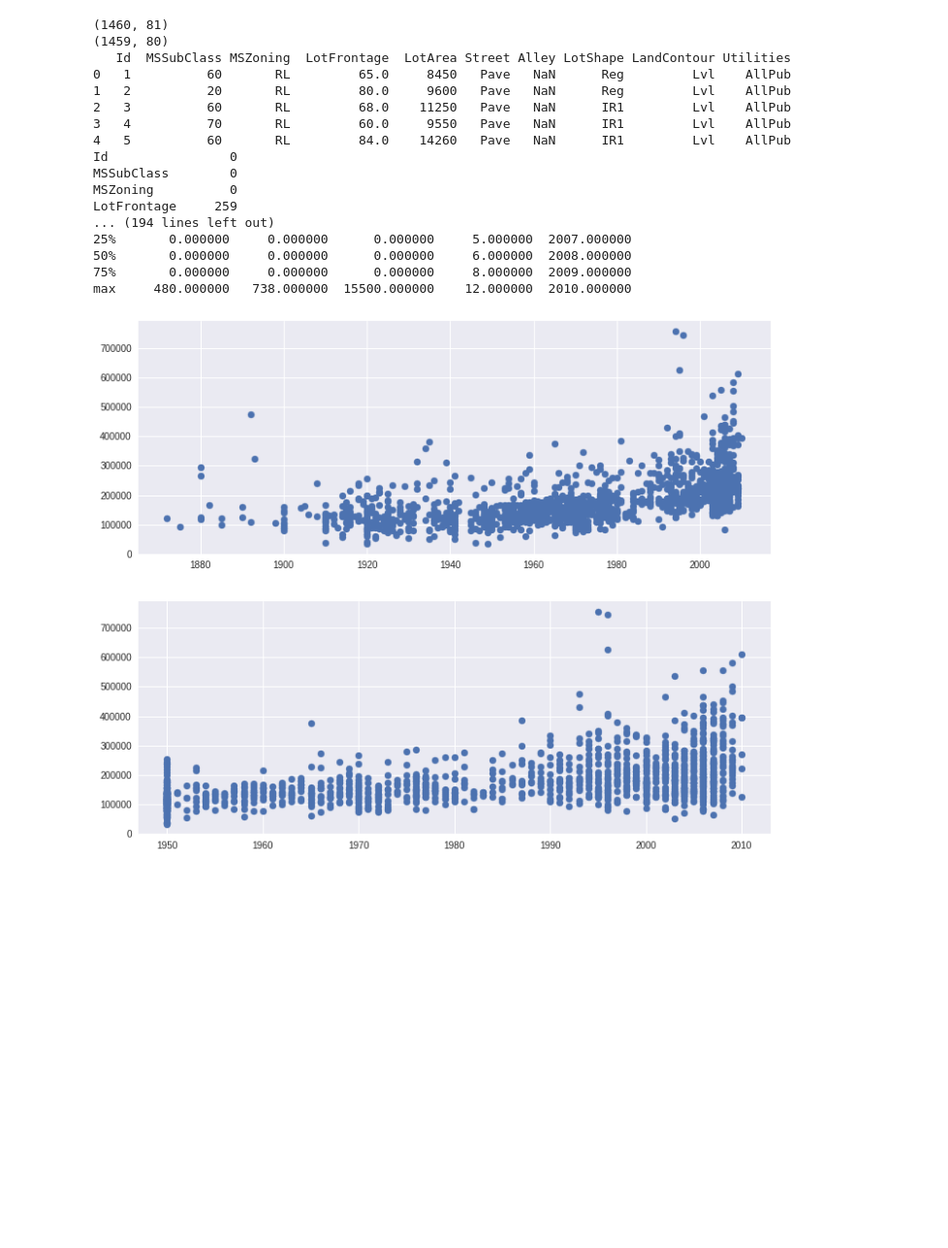
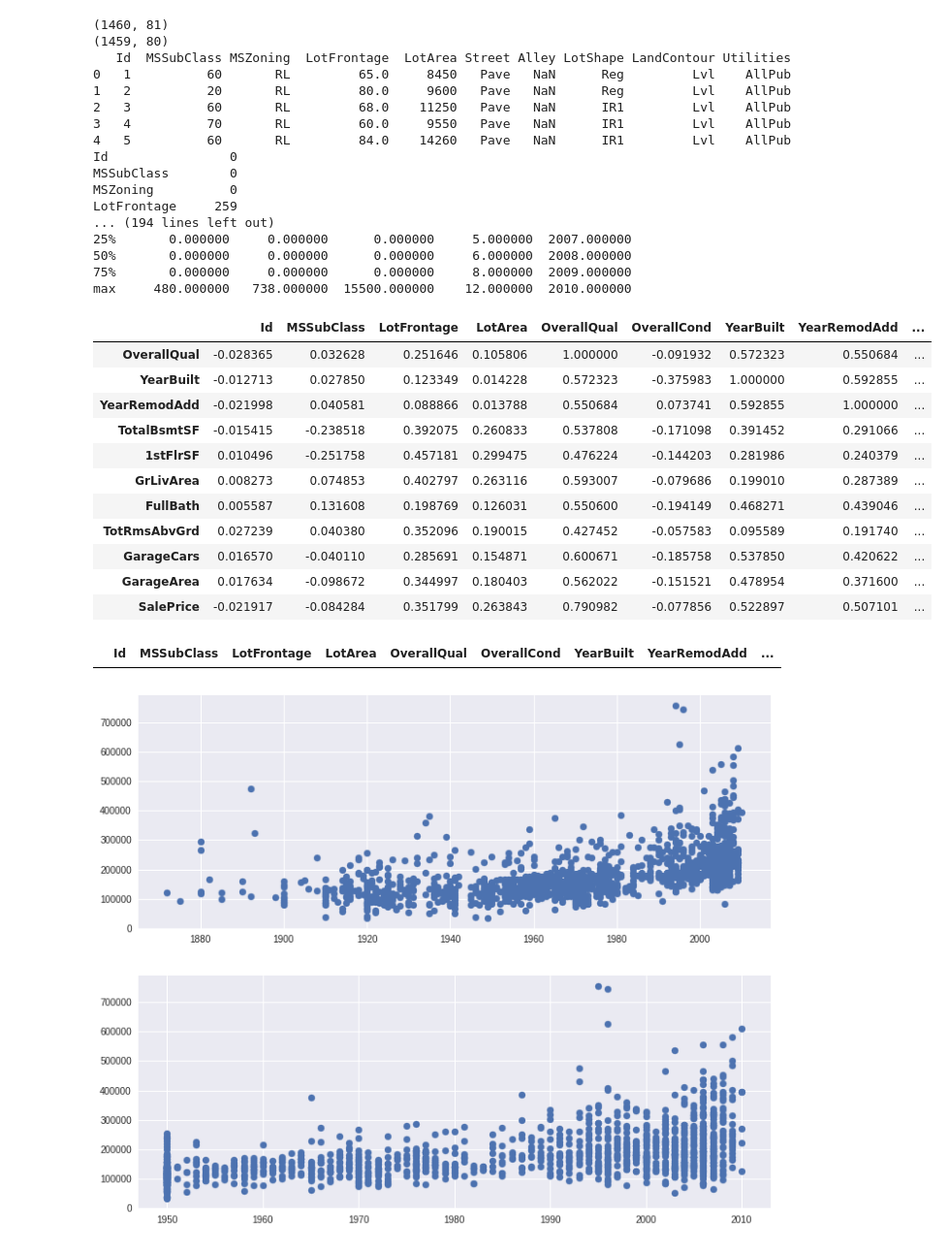
Before and after one commit to bathulas/house-prices, a Jupyter notebook: house_prices.ipynb, the cells around one changed output. Shown: that part at 97% size. Saved outputs shown, nothing was run; the diff lists cells and outputs as text; code cells hidden in the pictures; blank space fills up the shorter version.

```diff
--- a/house_prices.ipynb
+++ b/house_prices.ipynb
@@ -42,6 +39,27 @@ LotFrontage     259
 50%       0.000000     0.000000      0.000000     6.000000  2008.000000
 75%       0.000000     0.000000      0.000000     8.000000  2009.000000
 max     480.000000   738.000000  15500.000000    12.000000  2010.000000
+# %%
+correlations = train.corr(method='pearson', min_periods=1)
+
+correlations[correlations['SalePrice'] >= 0.5 ]
+# %% [output]
+|  | Id | MSSubClass | LotFrontage | LotArea | OverallQual | OverallCond | YearBuilt | YearRemodAdd | ... |
+| OverallQual | -0.028365 | 0.032628 | 0.251646 | 0.105806 | 1.000000 | -0.091932 | 0.572323 | 0.550684 | ... |
+| YearBuilt | -0.012713 | 0.027850 | 0.123349 | 0.014228 | 0.572323 | -0.375983 | 1.000000 | 0.592855 | ... |
+| YearRemodAdd | -0.021998 | 0.040581 | 0.088866 | 0.013788 | 0.550684 | 0.073741 | 0.592855 | 1.000000 | ... |
+| TotalBsmtSF | -0.015415 | -0.238518 | 0.392075 | 0.260833 | 0.537808 | -0.171098 | 0.391452 | 0.291066 | ... |
+| 1stFlrSF | 0.010496 | -0.251758 | 0.457181 | 0.299475 | 0.476224 | -0.144203 | 0.281986 | 0.240379 | ... |
+| GrLivArea | 0.008273 | 0.074853 | 0.402797 | 0.263116 | 0.593007 | -0.079686 | 0.199010 | 0.287389 | ... |
+| FullBath | 0.005587 | 0.131608 | 0.198769 | 0.126031 | 0.550600 | -0.194149 | 0.468271 | 0.439046 | ... |
+| TotRmsAbvGrd | 0.027239 | 0.040380 | 0.352096 | 0.190015 | 0.427452 | -0.057583 | 0.095589 | 0.191740 | ... |
+| GarageCars | 0.016570 | -0.040110 | 0.285691 | 0.154871 | 0.600671 | -0.185758 | 0.537850 | 0.420622 | ... |
+| GarageArea | 0.017634 | -0.098672 | 0.344997 | 0.180403 | 0.562022 | -0.151521 | 0.478954 | 0.371600 | ... |
+| SalePrice | -0.021917 | -0.084284 | 0.351799 | 0.263843 | 0.790982 | -0.077856 | 0.522897 | 0.507101 | ... |
+# %%
+correlations[correlations['SalePrice'] <= -0.5]
+# %% [output]
+|  | Id | MSSubClass | LotFrontage | LotArea | OverallQual | OverallCond | YearBuilt | YearRemodAdd | ... |
 # %%
 %matplotlib inline
 import matplotlib
```
Also changed, not shown: parts of 7 cells of this notebook.
